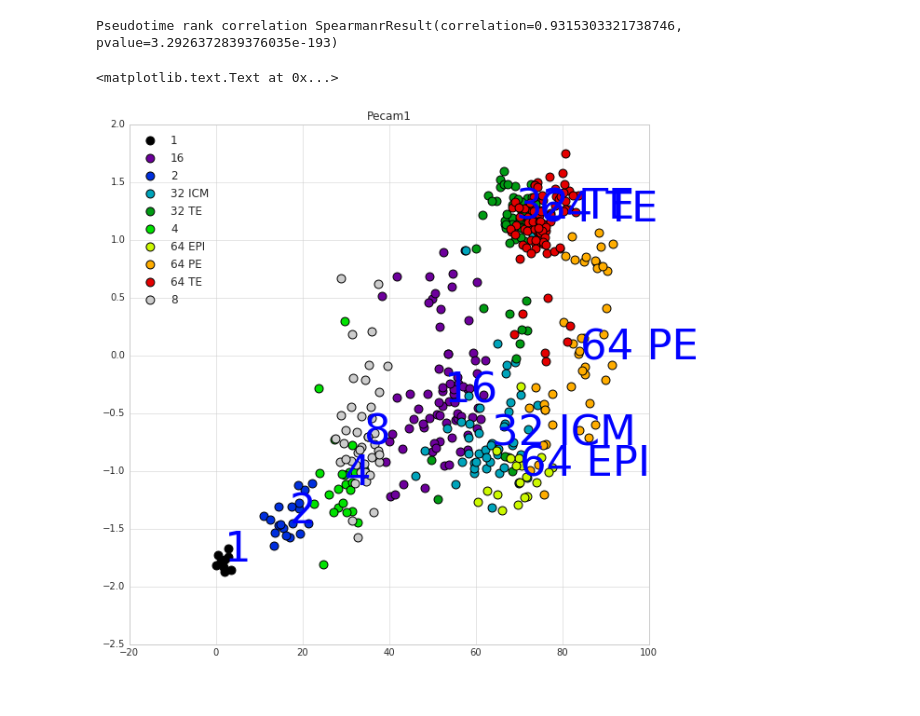
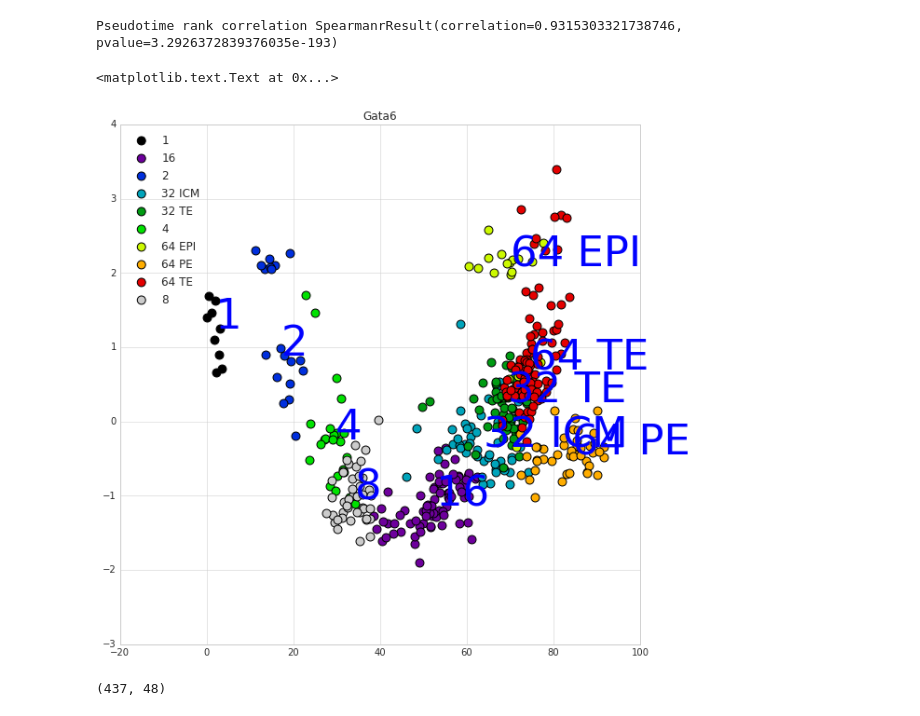
Before and after one commit to ManchesterBioinference/BranchedGP, a Jupyter notebook: notebooks/GuoAssessPseudotime.ipynb, the cells around one changed output. Drawn from its saved outputs; the diff is of its cells as text; code cells hidden in the pictures.

```diff
--- a/notebooks/GuoAssessPseudotime.ipynb
+++ b/notebooks/GuoAssessPseudotime.ipynb
@@ -81,9 +81,13 @@ print('Pseudotime rank correlation', scipy.stats.spearmanr(pt, stageN)) # pt ran
 # %% [output]
 Pseudotime rank correlation SpearmanrResult(correlation=0.9315303321738746, pvalue=3.2926372839376035e-193)
 # %%
-strGene = 'Pecam1'
+strGene = 'Gata6'
 guoCommon.plotGene(pt, Ygene[strGene].values, labels)
 plt.title(strGene)
 # %% [output]
 <matplotlib.text.Text at 0x...>
-[figure, old version]
+[figure, new version]
+# %%
+Ygene.shape
+# %% [output]
+(437, 48)
```
Also changed, not shown: 7 other files.
